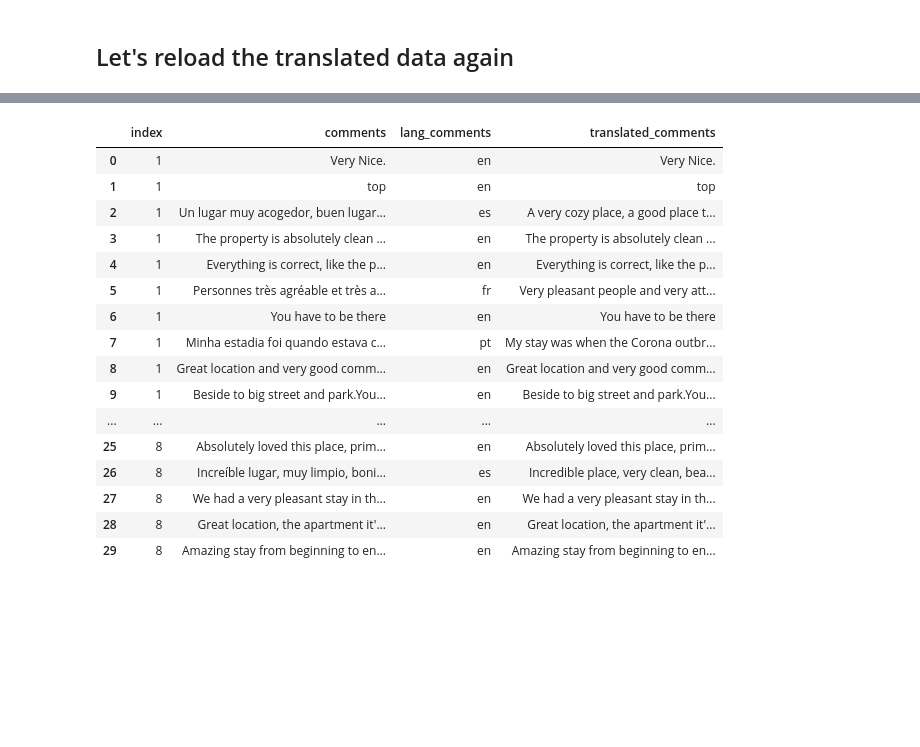
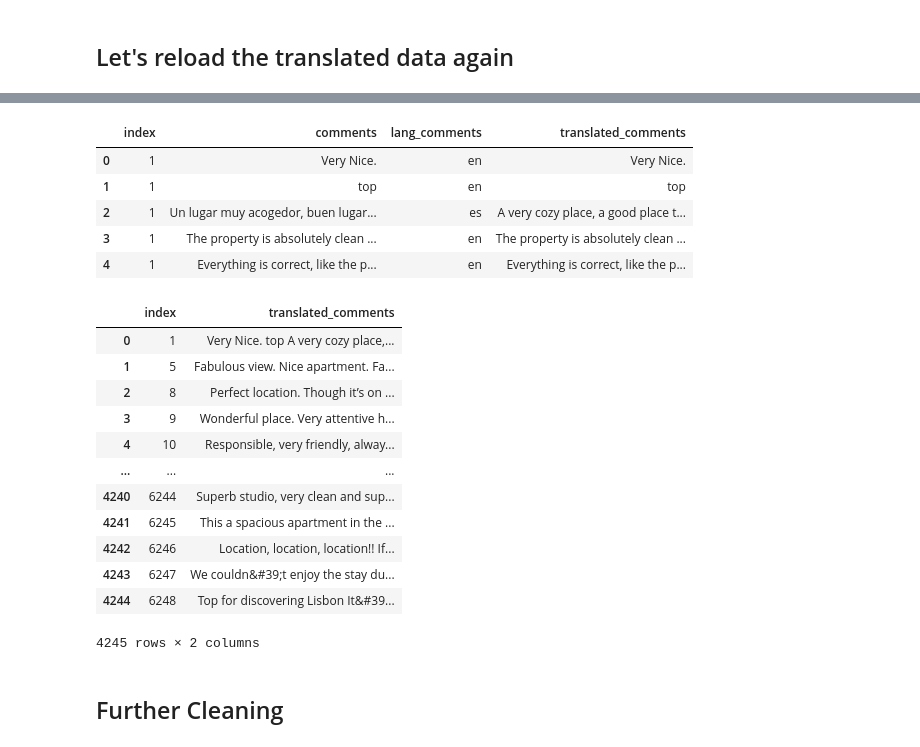
Before and after one commit to ontenkutsenko/NLP_Airbnb_Delisting_Prediction, a Jupyter notebook: Baseline.ipynb, the cells around one changed output, grey strips where cells are left out. Drawn from its saved outputs; the diff is of its cells as text; code cells hidden in the pictures; blank space fills up the shorter version.

```diff
--- a/Baseline.ipynb
+++ b/Baseline.ipynb
@@ -726,22 +747,29 @@ df_train_reviews_translated = pd.read_csv('/content/translated_reviews.csv')
 df_test_translated = pd.read_csv('/content/translated_test_translation.csv')
 df_test_reviews_translated = pd.read_csv('/content/translated_test_reviews.csv')
 # %%
-df_train_reviews_translated.head(30)
+df_train_reviews_translated.head(5)
 # %% [output]
 |  | index | comments | lang_comments | translated_comments |
 | 0 | 1 | Very Nice. | en | Very Nice. |
 | 1 | 1 | top | en | top |
 | 2 | 1 | Un lugar muy acogedor, buen lugar... | es | A very cozy place, a good place t... |
 | 3 | 1 | The property is absolutely clean ... | en | The property is absolutely clean ... |
 | 4 | 1 | Everything is correct, like the p... | en | Everything is correct, like the p... |
-| 5 | 1 | Personnes très agréable et très a... | fr | Very pleasant people and very att... |
-| 6 | 1 | You have to be there | en | You have to be there |
-| 7 | 1 | Minha estadia foi quando estava c... | pt | My stay was when the Corona outbr... |
-| 8 | 1 | Great location and very good comm... | en | Great location and very good comm... |
-| 9 | 1 | Beside to big street and park.You... | en | Beside to big street and park.You... |
-| ... | ... | ... | ... | ... |
-| 25 | 8 | Absolutely loved this place, prim... | en | Absolutely loved this place, prim... |
-| 26 | 8 | Increíble lugar, muy limpio, boni... | es | Incredible place, very clean, bea... |
-| 27 | 8 | We had a very pleasant stay in th... | en | We had a very pleasant stay in th... |
-| 28 | 8 | Great location, the apartment it'... | en | Great location, the apartment it'... |
-| 29 | 8 | Amazing stay from beginning to en... | en | Amazing stay from beginning to en... |
+# %%
+df_train_reviews_translated['translated_comments'] = df_train_reviews_translated['translated_comments'].fillna('').astype(str)
+grouped_reviews_translated = df_train_reviews_translated.groupby('index')['translated_comments'].apply(lambda x: ' '.join(x)).reset_index()
+grouped_reviews_translated
+# %% [output]
+|  | index | translated_comments |
+| 0 | 1 | Very Nice. top A very cozy place,... |
+| 1 | 5 | Fabulous view. Nice apartment. Fa... |
+| 2 | 8 | Perfect location. Though it’s on ... |
+| 3 | 9 | Wonderful place. Very attentive h... |
+| 4 | 10 | Responsible, very friendly, alway... |
+| ... | ... | ... |
+| 4240 | 6244 | Superb studio, very clean and sup... |
+| 4241 | 6245 | This a spacious apartment in the ... |
+| 4242 | 6246 | Location, location, location!! If... |
+| 4243 | 6247 | We couldn&#39;t enjoy the stay du... |
+| 4244 | 6248 | Top for discovering Lisbon It&#39... |
+4245 rows × 2 columns
@@ -747,0 +779,2 @@ df_train_reviews_translated.head(30)
+# %% [markdown]
+## Further Cleaning
```
Also changed, not shown: parts of 19 cells of this notebook.
